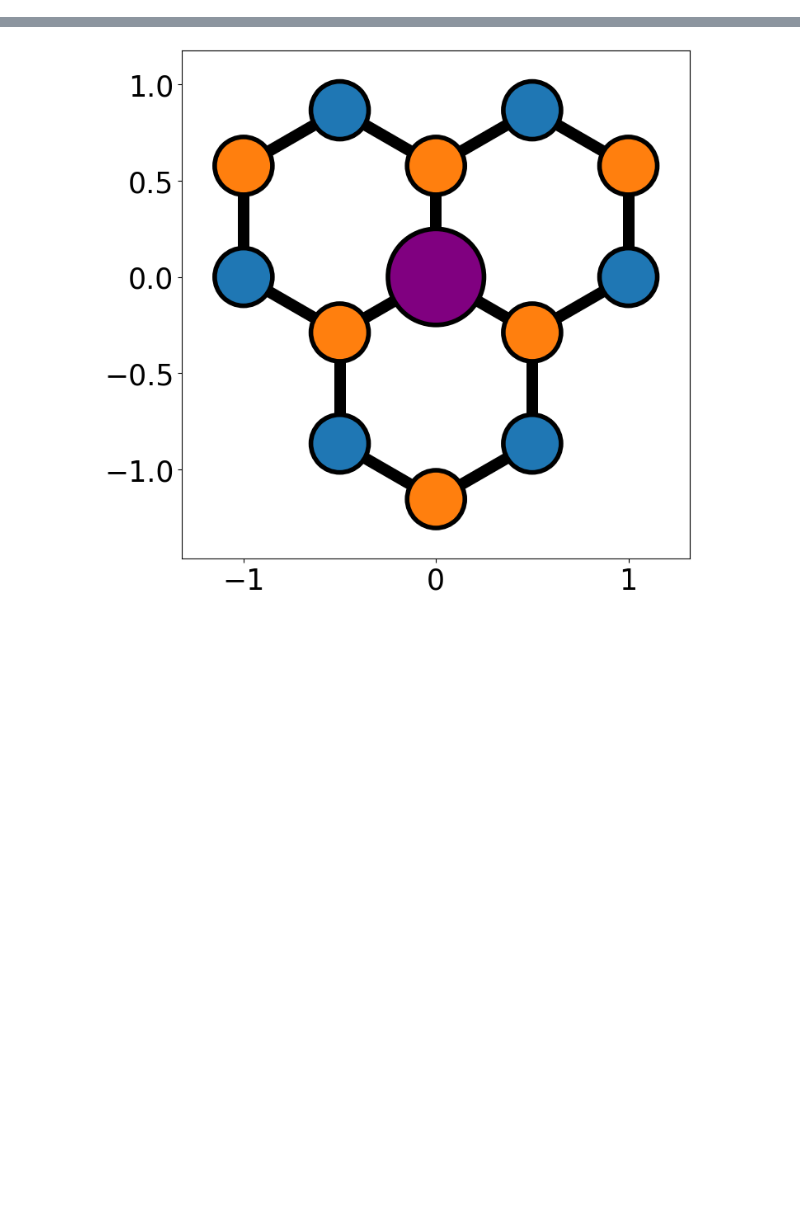
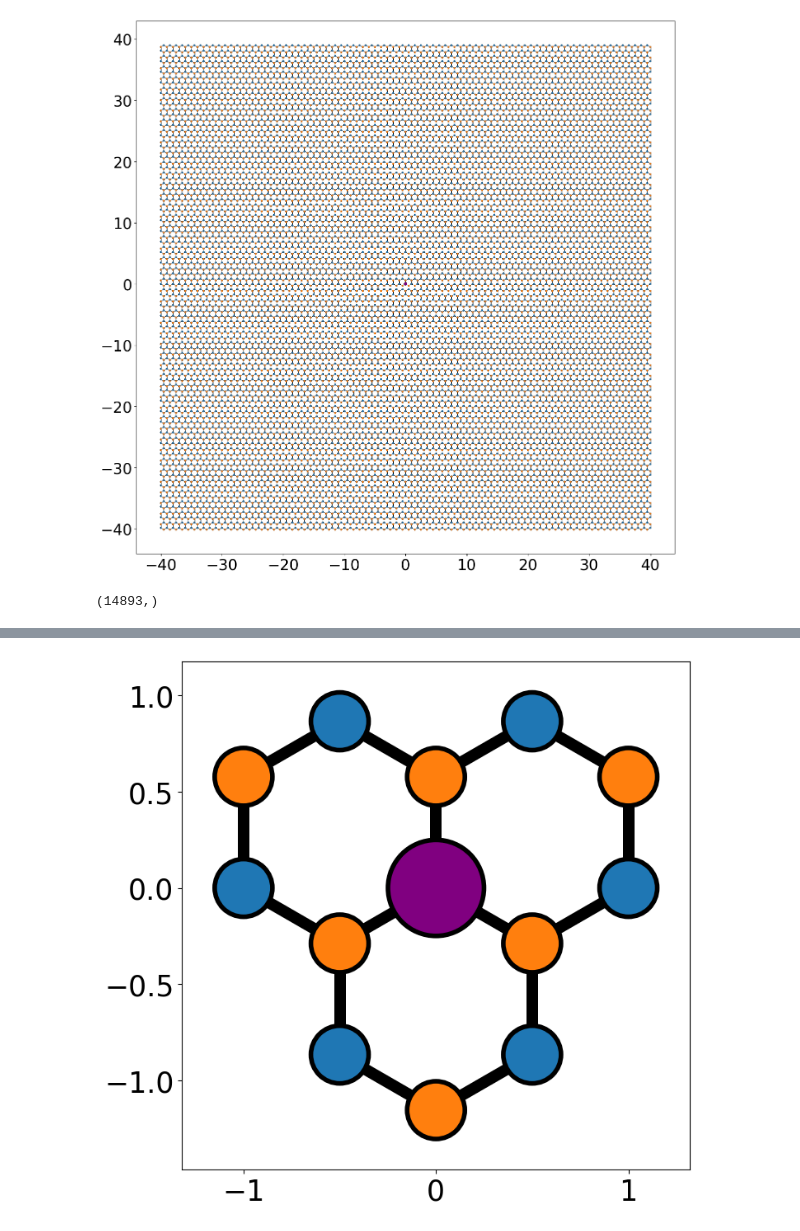
Before and after one commit to Paragon1997/Repository2023, a Jupyter notebook: Graph0Utestv2.ipynb, the cells around one changed output, grey strips where cells are left out. Drawn from its saved outputs; the diff is of its cells as text; code cells hidden in the pictures; blank space fills up the shorter version.

```diff
--- a/Graph0Utestv2.ipynb
+++ b/Graph0Utestv2.ipynb
@@ -11,0 +28,45 @@ from numba import njit
+# %%
+def ribbon(W,L,x=0,y=0):
+    def shape(pos):
+        return (-L<=pos[0]-x<=L and -W-0.5<=pos[1]-y<=W-0.5)
+    return shape
+
+def GrapheneNRarmchairstruct(W=3,L=12,y=-39.8867513459481287,Wo=0,Lo=0,t=1):
+    lat,sys=kwant.lattice.Polyatomic([[1,0],[0.5,sqrt(3)/2]],[[0,1/sqrt(3)],[0,0]]),kwant.Builder()
+    sys[lat.shape(ribbon(W,L),(0,0))],sys[lat.neighbors(1)]=0,-t
+    #del sys[lat.shape(ribbon(Wo,Lo,L,y),(L,y))],sys[lat.shape(ribbon(Wo,Lo,-L,y),(-L,y))]
+    return sys.finalized()
+
+args=(40,40,-2.8867513459481287)
+
+fsyst=GrapheneNRarmchairstruct(*args)
+
+imp=3680
+
+colorbnd=7406
+
+def plotsize(i):
+    #print(fsyst.sites[i].pos,i)
+    return 0.208 if i == imp else 0.125
+def family_color(i):
+    if i == imp: return 'purple'
+    elif i<colorbnd: return (31/255,119/255,180/255,255/255)
+    else: return (255/255,127/255,14/255,255/255)
+plt.ion()
+plt.rc('legend',fontsize=25)
+plt.rc('font',size=25)
+plt.rc('xtick',labelsize=25)
+plt.rc('ytick',labelsize=25)
+plot=kwant.plot(fsyst,unit=1.2,hop_lw=0.05,site_size=plotsize,site_color=family_color,site_lw=0.02,fig_size=[20,16])
+plot.tight_layout()
+plt.show()
+plt.pause(5)
+plt.close()
+
+eig,P=scipy.linalg.eigh(fsyst.hamiltonian_submatrix(sparse=False))
+# %% [output]
+[figure, added]
+# %%
+eig.shape
+# %% [output]
+(14893,)
```
Also changed, not shown: parts of 12 cells of this notebook, 1 other file.
